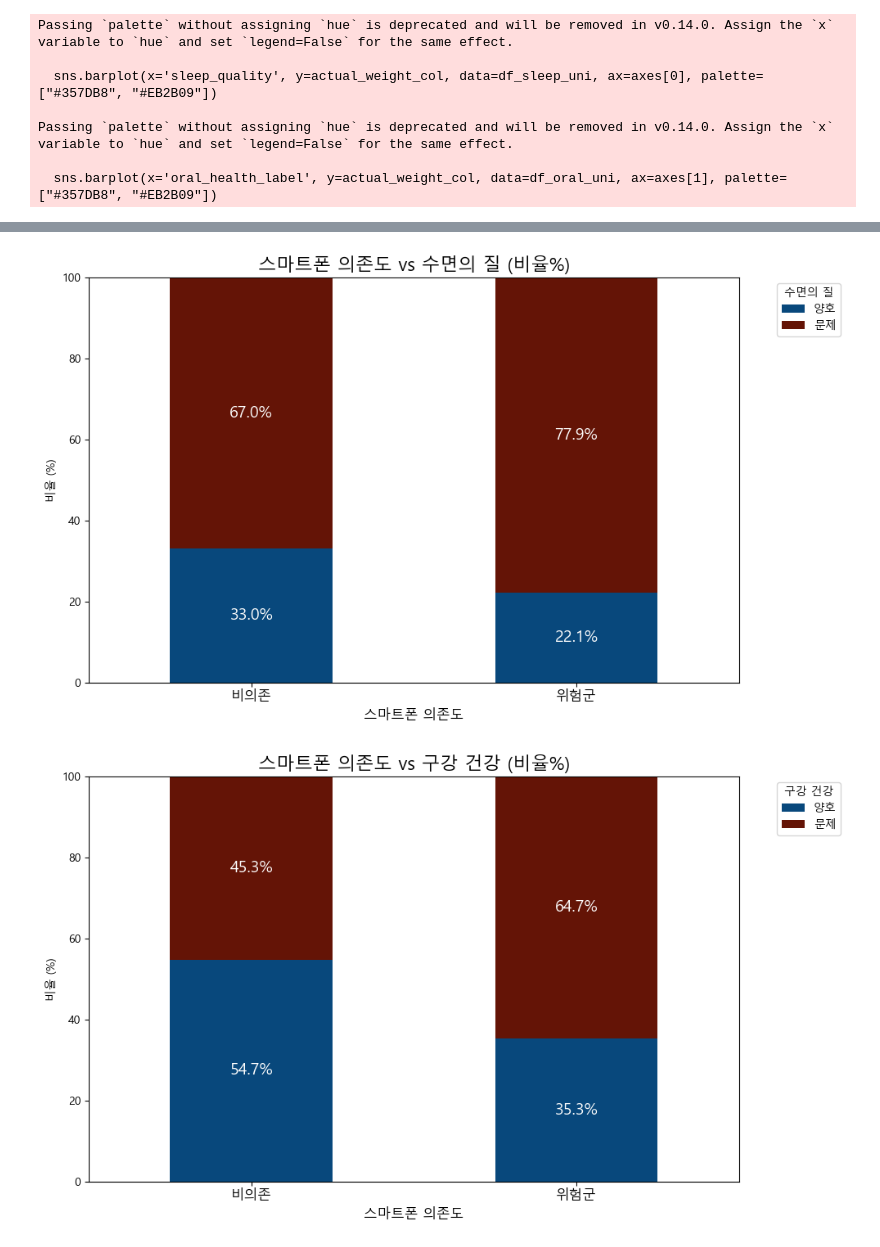
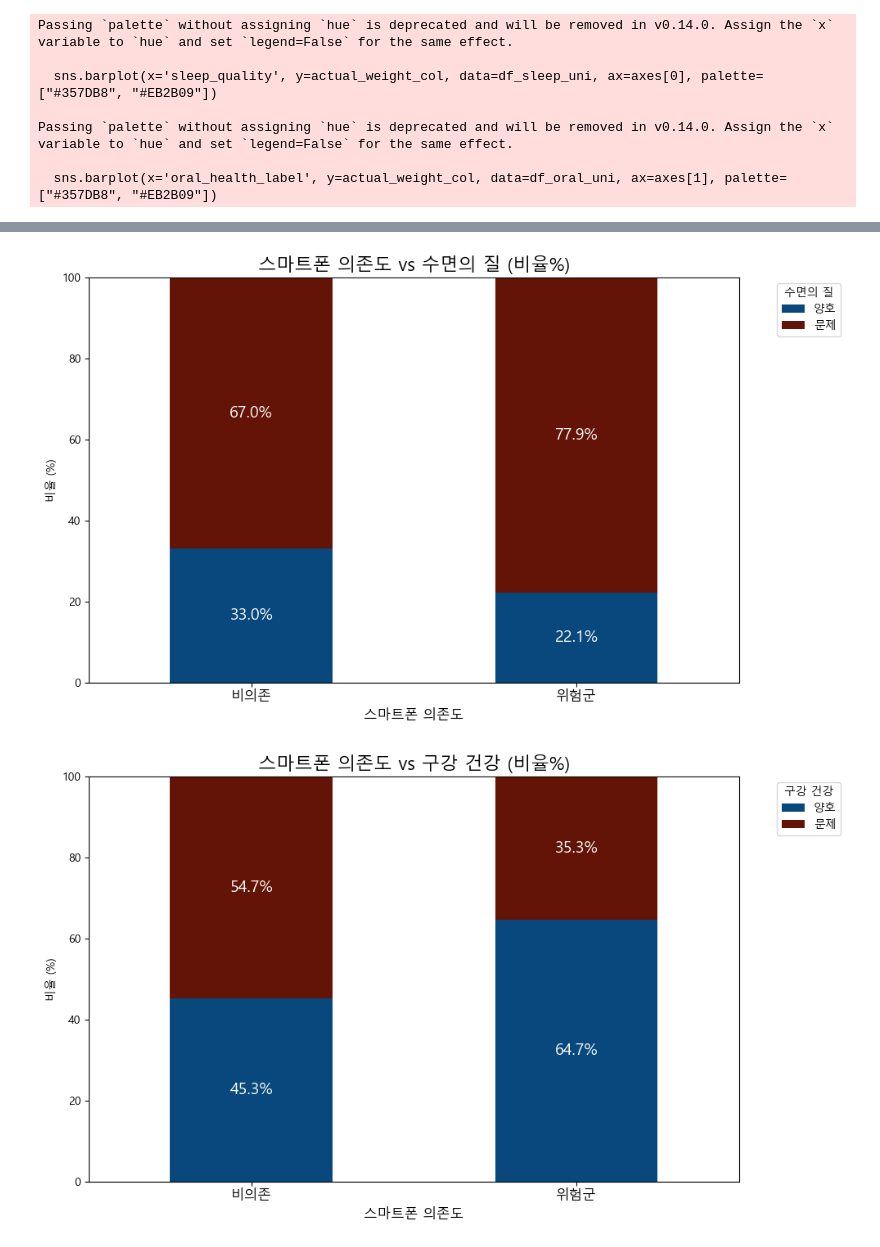
Before and after one commit to 0jae0517/Oral_Health_Prediction, a Jupyter notebook: EDA.ipynb, the cells around one changed output, grey strips where cells are left out. Cells and saved outputs as stored; diff of their text form; code cells hidden in the pictures.

```diff
--- a/EDA.ipynb
+++ b/EDA.ipynb
@@ -1,8 +1,15 @@
 # %%
+import os
 import pandas as pd
 import numpy as np
 import matplotlib.pyplot as plt
 import seaborn as sns
+
+# ==========================================
+# 0. 환경 및 폴더 설정
+# ==========================================
+PLOTS_DIR = "./plots"
+os.makedirs(PLOTS_DIR, exist_ok=True) # 폴더가 없으면 자동 생성
 
 # 데이터 로드 (경로는 상대경로로 통일)
 df_final = pd.read_csv('./data/processed/kyrbs2020_clean_v1.csv', encoding='utf-8-sig')
@@ -20,22 +27,11 @@ grade_income_order = ['High', 'Middle', 'Low']
 time_order = ['≤3', '3 ~ 5', '5 ~ 8', '≥8']
 anxiety_order = ['No', 'Mild', 'Moderate', 'Severe']
 
-# ==========================================
-# 🚨 [매우 중요] oral_health(구강 건강) 해석 기준 설정
-# ==========================================
-# 변수명이 health로 바뀌었으므로 직관적인 해석(Yes=건강함, No=건강하지 않음)을 적용합니다.
-# 표와 막대그래프의 순서가 무조건 '양호 -> 문제' 순으로 올바르게 나오도록 고정해 줍니다.
+# oral_health(구강 건강) 해석 기준 설정 (Yes=양호, No=문제)
+ORAL_GOOD_VAL = 'Yes'
+ORAL_BAD_VAL  = 'No'
 
-ORAL_GOOD_VAL = 'No' # 구강이 '양호(건강)'한 상태를 의미하는 데이터 값
-ORAL_BAD_VAL  = 'Yes'  # 구강에 '문제(불량)'가 있는 상태를 의미하는 데이터 값
-
-# 💡 참고: 만약 전처리 파일에서 아직 '증상 0개=No, 증상 1개 이상=Yes'로 되어있어서
-# 데이터 안의 실제 값이 (No=양호, Yes=문제) 라면 아래 주석을 해제하고 위 변수를 덮어쓰세요!
-# ORAL_GOOD_VAL, ORAL_BAD_VAL = 'No', 'Yes'
-# ==========================================
-
-
-# 0. 헬퍼 함수 정의
+# 헬퍼 함수 정의
 def show_pct_on_bar_weighted(ax, tot_weight):
     """막대 그래프 위에 퍼센트를 표시하는 함수"""
     for p in ax.patches:
@@ -49,13 +45,22 @@ def add_y_axis_unit(ax, text='단위: N(명)'):
     """y축 좌측 상단에 단위 박스 추가"""
     ax.text(0.0, 1.05, text, transform=ax.transAxes, fontsize=10, ha='left', va='bottom')
 
+def create_weighted_crosstab(index_col, col_col):
+    ct = pd.crosstab(
+        df_final[index_col],
+        df_final[col_col],
+        values=df_final[actual_weight_col],
+        aggfunc='sum',
+        normalize='index'
+    ) * 100
+    return ct
+
 # ==========================================
 # 1-1. 통제 변수 (Demographics)
 # ==========================================
 fig, axes = plt.subplots(1, 4, figsize=(20, 5))
 fig.suptitle('1-1. 통제 변수 분포 (Demographics) - 가중치 적용', fontsize=16, y=1.05)
 
-# 1) 성별
 df_final.groupby('gender')[actual_weight_col].sum().plot.pie(
     labels=['', ''], autopct='%1.1f%%', ax=axes[0], startangle=90, colors=sns.color_palette("pastel")
 )
@@ -63,7 +68,6 @@ axes[0].set_ylabel('')
 axes[0].set_title('성별')
 axes[0].legend(['남자', '여자'], loc='upper left', bbox_to_anchor=(0.0, 1.05))
 
-# 2) 학교
 df_final.groupby('school')[actual_weight_col].sum().plot.pie(
     labels=['', ''], autopct='%1.1f%%', ax=axes[1], startangle=90, colors=sns.color_palette("pastel")
 )
@@ -71,7 +75,6 @@ axes[1].set_ylabel('')
 axes[1].set_title('학교')
 axes[1].legend(['중학교', '고등학교'], loc='upper left', bbox_to_anchor=(0.0, 1.05))
 
-# 3) 성적
 df_grade = df_final.groupby('grade')[actual_weight_col].sum().reindex(grade_income_order).reset_index()
 sns.barplot(x='grade', y=actual_weight_col, data=df_grade, palette=sns.color_palette("Set1"), ax=axes[2])
 show_pct_on_bar_weighted(axes[2], total_weight)
@@ -82,7 +85,6 @@ add_y_axis_unit(axes[2])
 axes[2].set_xticks(range(len(grade_income_order)))
 axes[2].set_xticklabels(['상', '중', '하'], rotation=0)
 
-# 4) 가정형편
 df_income = df_final.groupby('income')[actual_weight_col].sum().reindex(grade_income_order).reset_index()
 sns.barplot(x='income', y=actual_weight_col, data=df_income, palette=sns.color_palette("Set1"), ax=axes[3])
 show_pct_on_bar_weighted(axes[3], total_weight)
@@ -94,6 +96,7 @@ axes[3].set_xticks(range(len(grade_income_order)))
 axes[3].set_xticklabels(['높음', '보통', '낮음'], rotation=0)
 
 plt.tight_layout()
+plt.savefig(f"{PLOTS_DIR}/EDA_01_demographics.png", dpi=150, bbox_inches='tight')
 plt.show()
 
 # ==========================================
@@ -108,6 +111,7 @@ plt.text(0, 0, '스마트폰\n의존도', ha='center', va='center', fontsize=16,
 plt.ylabel('')
 plt.title('스마트폰 의존도')
 plt.tight_layout()
+plt.savefig(f"{PLOTS_DIR}/EDA_02_smartphone_dependence.png", dpi=150, bbox_inches='tight')
 plt.show()
 
 # ==========================================
@@ -134,6 +138,7 @@ for idx, (var, kor_name, order, labels) in enumerate(mental_vars):
     axes[idx].set_xticklabels(labels, rotation=0)
 
 plt.tight_layout()
+plt.savefig(f"{PLOTS_DIR}/EDA_03_mental_health.png", dpi=150, bbox_inches='tight')
 plt.show()
 
 # ==========================================
@@ -152,7 +157,7 @@ axes[0].set_xlabel('수면 상태')
 axes[0].set_ylabel('')
 add_y_axis_unit(axes[0])
 
-# 구강 건강 (ORAL_GOOD_VAL 매핑 적용)
+# 구강 건강
 df_oral_uni = df_final.groupby('oral_health')[actual_weight_col].sum().reset_index()
 df_oral_uni['oral_health_label'] = df_oral_uni['oral_health'].map({ORAL_GOOD_VAL: '양호(건강)', ORAL_BAD_VAL: '문제(불량)'})
 df_oral_uni['oral_health_label'] = pd.Categorical(df_oral_uni['oral_health_label'], categories=['양호(건강)', '문제(불량)'], ordered=True)
@@ -166,21 +171,12 @@ axes[1].set_ylabel('')
 add_y_axis_unit(axes[1])
 
 plt.tight_layout()
+plt.savefig(f"{PLOTS_DIR}/EDA_04_sleep_oral_health.png", dpi=150, bbox_inches='tight')
 plt.show()
 
 # ==========================================
-# Crosstab 막대 그래프들 (회전 적용 + y축 제한 + 폰트 축소 + 동적 매핑)
+# Crosstab 막대 그래프들
 # ==========================================
-def create_weighted_crosstab(index_col, col_col):
-    ct = pd.crosstab(
-        df_final[index_col],
-        df_final[col_col],
-        values=df_final[actual_weight_col],
-        aggfunc='sum',
-        normalize='index'
-    ) * 100
-    return ct
-
 # 1) 수면의 질 교차표
 ct_sleep_dep = create_weighted_crosstab('smartphone_dependence', 'sleep_quality')[['No', 'Yes']]
 ct_sleep_dep.columns = ['양호', '문제']
@@ -195,9 +191,10 @@ plt.ylabel('비율 (%)')
 plt.xlabel('스마트폰 의존도', fontsize=12)
 plt.legend(title='수면의 질', bbox_to_anchor=(1.05, 1), loc='upper left')
 plt.tight_layout()
+plt.savefig(f"{PLOTS_DIR}/EDA_05_crosstab_sleep_dep.png", dpi=150, bbox_inches='tight')
 plt.show()
 
-# 2) 구강건강 교차표 (동적 매핑 적용)
+# 2) 구강건강 교차표
 ct_oral_dep = create_weighted_crosstab('smartphone_dependence', 'oral_health')[[ORAL_GOOD_VAL, ORAL_BAD_VAL]]
 ct_oral_dep.columns = ['양호', '문제']
 
@@ -212,11 +209,11 @@ plt.ylabel('비율 (%)')
 plt.xlabel('스마트폰 의존도', fontsize=12)
 plt.legend(title='구강 건강', bbox_to_anchor=(1.05, 1), loc='upper left')
 plt.tight_layout()
+plt.savefig(f"{PLOTS_DIR}/EDA_06_crosstab_oral_dep.png", dpi=150, bbox_inches='tight')
 plt.show()
 
-# 3) 구강건강 vs 수면의 질 교차표 (동적 매핑 적용)
+# 3) 구강건강 vs 수면의 질 교차표
 ct_sleep_oral = create_weighted_crosstab('oral_health', 'sleep_quality')[['No', 'Yes']]
-# 구강 건강을 Index로 쓰므로 순서를 [양호, 문제]로 강제 변경
 ct_sleep_oral = ct_sleep_oral.reindex([ORAL_GOOD_VAL, ORAL_BAD_VAL])
 ct_sleep_oral.index = ['구강 양호', '구강 문제']
 ct_sleep_oral.columns = ['수면 양호', '수면 문제']
@@ -232,15 +229,16 @@ plt.title('구강 건강 vs 수면의 질 (비율%)', fontsize=16)
 plt.xlabel('구강 건강 상태', fontsize=12)
 plt.legend(title='수면의 질', bbox_to_anchor=(1.05, 1), loc='upper left')
 plt.tight_layout()
+plt.savefig(f"{PLOTS_DIR}/EDA_07_crosstab_sleep_oral.png", dpi=150, bbox_inches='tight')
 plt.show()
 
 # ==========================================
-# 상관관계 히트맵 (상관관계를 위해 '문제있음(Bad)'을 1로 매핑)
+# 상관관계 히트맵
 # ==========================================
 use_map = {'≤3': 0, '3 ~ 5': 1, '5 ~ 8': 2, '≥8': 3}
 dep_map = {'No': 0, 'Risk': 1}
 sleep_map = {'No': 0, 'Yes': 1}
-oral_map = {ORAL_GOOD_VAL: 0, ORAL_BAD_VAL: 1} # 문제는 1, 양호는 0
+oral_map = {ORAL_GOOD_VAL: 0, ORAL_BAD_VAL: 1}
 
 df_heat = df_final[['smartphone_use_day', 'smartphone_use_weekend', 'smartphone_dependence', 'sleep_quality', 'oral_health', actual_weight_col]].copy()
 
@@ -272,10 +270,11 @@ plt.title('상관관계 히트맵 (가중 스피어만)', fontsize=14)
 ax.set_xticklabels(ax.get_xticklabels(), rotation=0, ha='right')
 
 plt.tight_layout()
+plt.savefig(f"{PLOTS_DIR}/EDA_08_correlation_heatmap.png", dpi=150, bbox_inches='tight')
 plt.show()
 
 # -------------------------
-# 주중/주말 스마트폰 사용시간 vs 구강 건강 (2개 한 화면)
+# 주중/주말 스마트폰 사용시간 vs 구강 건강
 # -------------------------
 ct_oral_day = create_weighted_crosstab('smartphone_use_day', 'oral_health').reindex(time_order)[[ORAL_GOOD_VAL, ORAL_BAD_VAL]]
 ct_oral_day.columns = ['양호', '문제']
@@ -307,6 +306,7 @@ axes[1].legend(title='구강 상태')
 
 fig.suptitle('스마트폰 사용시간과 구강 건강의 이변량 분석 비율(%)', fontsize=15)
 plt.tight_layout()
+plt.savefig(f"{PLOTS_DIR}/EDA_09_crosstab_smartphone_time_oral.png", dpi=150, bbox_inches='tight')
 plt.show()
 # %% [output]
 Passing `palette` without assigning `hue` is deprecated and will be removed in v0.14.0. Assign the `x` variable to `hue` and set `legend=False` for the same effect.
@@ -316,31 +316,31 @@ Passing `palette` without assigning `hue` is deprecated and will be removed in v
 Passing `palette` without assigning `hue` is deprecated and will be removed in v0.14.0. Assign the `x` variable to `hue` and set `legend=False` for the same effect.
 
   sns.barplot(x='income', y=actual_weight_col, data=df_income, palette=sns.color_palette("Set1"), ax=axes[3])
 [figure]
 [figure]
 Passing `palette` without assigning `hue` is deprecated and will be removed in v0.14.0. Assign the `x` variable to `hue` and set `legend=False` for the same effect.
 
   sns.barplot(x=var, y=actual_weight_col, data=df_temp, ax=axes[idx], palette=sns.color_palette("Set2"))
 
 Passing `palette` without assigning `hue` is deprecated and will be removed in v0.14.0. Assign the `x` variable to `hue` and set `legend=False` for the same effect.
 
   sns.barplot(x=var, y=actual_weight_col, data=df_temp, ax=axes[idx], palette=sns.color_palette("Set2"))
 
 Passing `palette` without assigning `hue` is deprecated and will be removed in v0.14.0. Assign the `x` variable to `hue` and set `legend=False` for the same effect.
 
   sns.barplot(x=var, y=actual_weight_col, data=df_temp, ax=axes[idx], palette=sns.color_palette("Set2"))
 
 Passing `palette` without assigning `hue` is deprecated and will be removed in v0.14.0. Assign the `x` variable to `hue` and set `legend=False` for the same effect.
 
   sns.barplot(x=var, y=actual_weight_col, data=df_temp, ax=axes[idx], palette=sns.color_palette("Set2"))
 [figure]
 Passing `palette` without assigning `hue` is deprecated and will be removed in v0.14.0. Assign the `x` variable to `hue` and set `legend=False` for the same effect.
 
   sns.barplot(x='sleep_quality', y=actual_weight_col, data=df_sleep_uni, ax=axes[0], palette=["#357DB8", "#EB2B09"])
 
 Passing `palette` without assigning `hue` is deprecated and will be removed in v0.14.0. Assign the `x` variable to `hue` and set `legend=False` for the same effect.
 
   sns.barplot(x='oral_health_label', y=actual_weight_col, data=df_oral_uni, ax=axes[1], palette=["#357DB8", "#EB2B09"])
 [figure]
 [figure]
-[figure, old version]
+[figure, new version]
```
Also changed, not shown: parts of 1 cell of this notebook, 19 other files.
